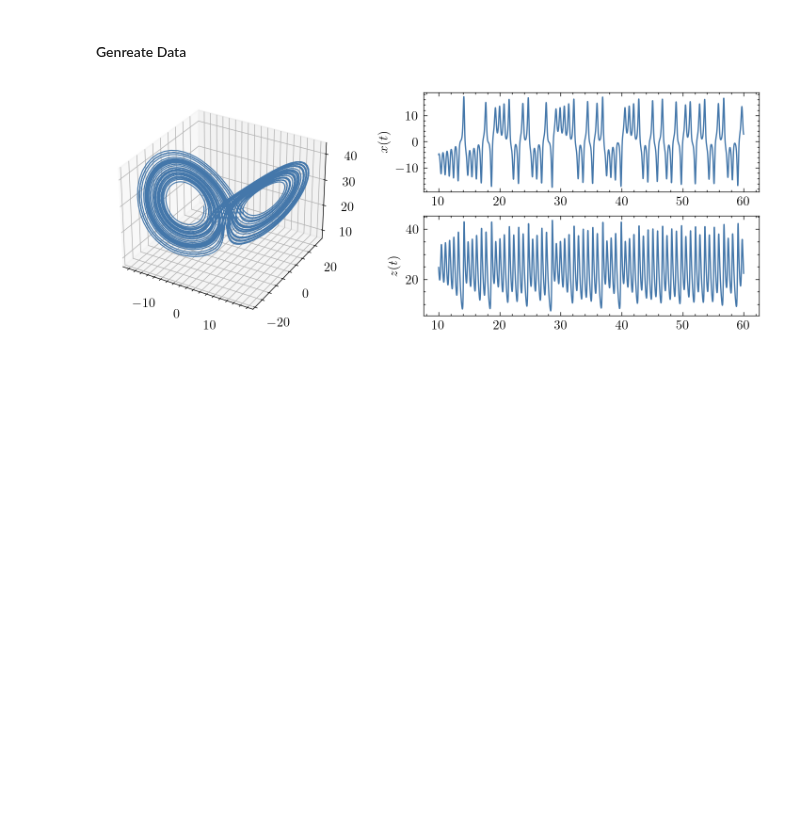
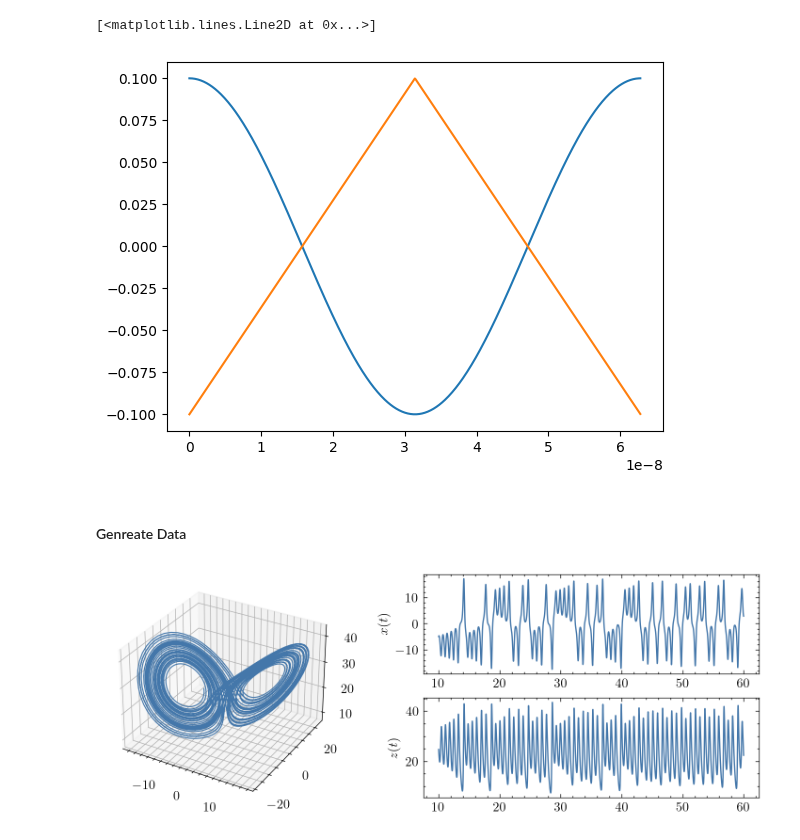
Before and after one commit to JonasMnsing/NanoNets, a Jupyter notebook: scripts/2_funding_period/WP2/training/lorenz.ipynb, the cells around one changed output. Drawn from its saved outputs; the diff is of its cells as text; code cells hidden in the pictures; blank space fills up the shorter version.

```diff
--- a/scripts/2_funding_period/WP2/training/lorenz.ipynb
+++ b/scripts/2_funding_period/WP2/training/lorenz.ipynb
@@ -13,3 +15,17 @@ import nanonets
+# %%
+amplitude   = 0.1
+freq        = 1.0
+time_step   = 1e-10
+N_voltages  = 2*np.pi/(freq*1e8*time_step) # 2000
+time_steps  = time_step*np.arange(N_voltages)
+x_vals      = amplitude*np.cos(freq*time_steps*1e8)
+triangle    = amplitude*signal.sawtooth(freq*time_steps*1e8, 0.5)
+
+plt.plot(time_steps, x_vals)
+plt.plot(time_steps, triangle)
+# %% [output]
+[<matplotlib.lines.Line2D at 0x...>]
+[figure, added]
 # %%
 def lorenz(state, sigma=10, rho=28, beta=2.667):
 
```
Also changed, not shown: parts of 1 cell of this notebook, 3 other files.
